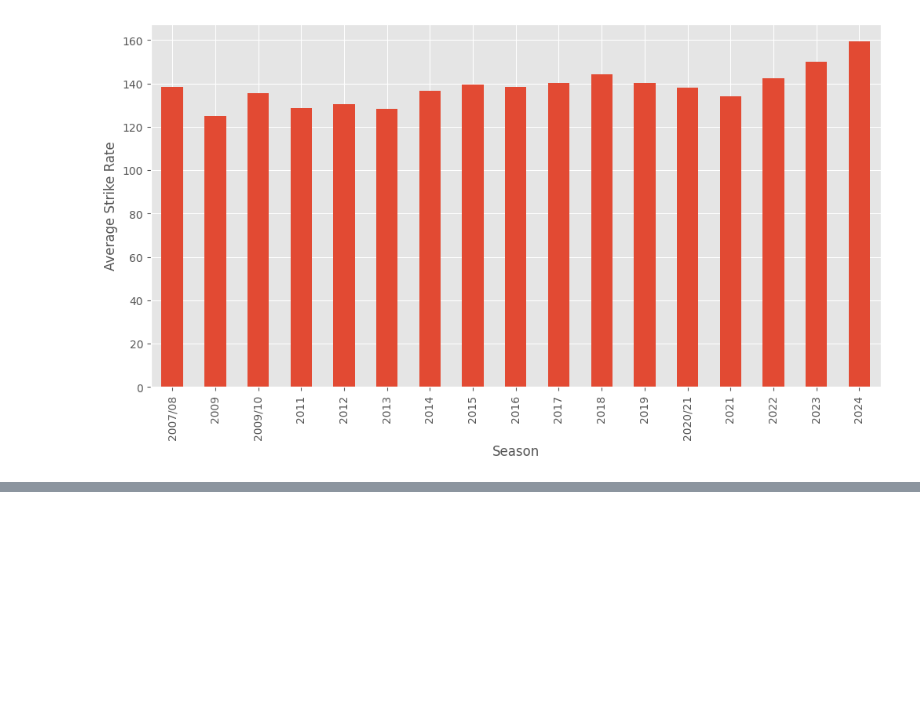
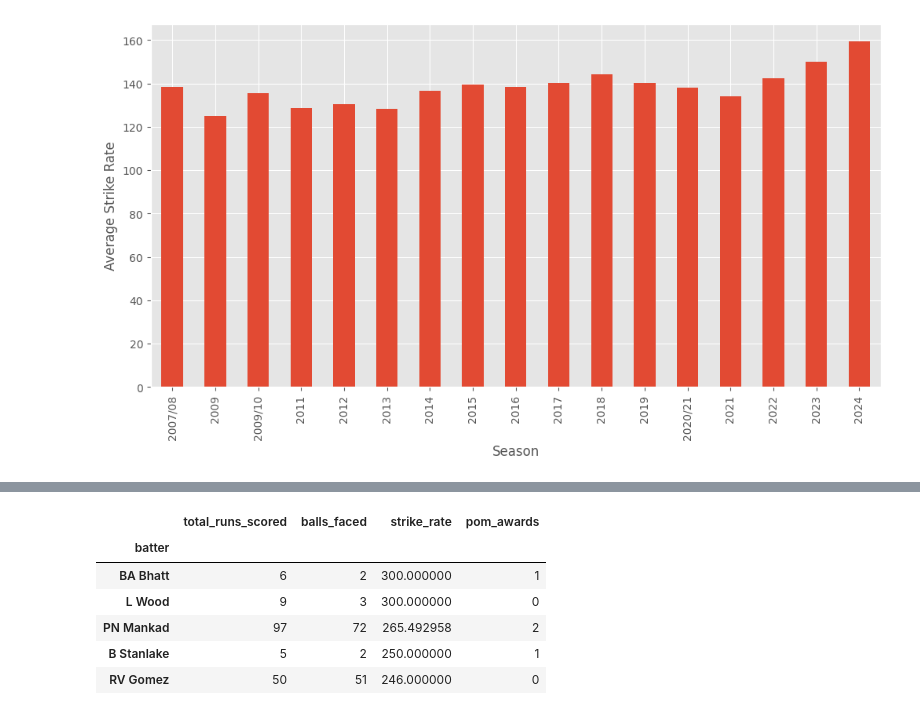
Before and after one commit to zish-s/IPL-EDA-Insights, a Jupyter notebook: IPL_data_analysis_and_insights.ipynb, the cells around one changed output, grey strips where cells are left out. Saved outputs shown, nothing was run; the diff lists cells and outputs as text; code cells hidden in the pictures; blank space fills up the shorter version.

```diff
--- a/IPL_data_analysis_and_insights.ipynb
+++ b/IPL_data_analysis_and_insights.ipynb
@@ -291,0 +289,11 @@ plt.show()
+# %%
+df.sort_values(by=["strike_rate"], ascending=[False], inplace=True)
+df.head()
+# %% [output]
+|  | total_runs_scored | balls_faced | strike_rate | pom_awards |
+| batter |  |  |  |  |
+| BA Bhatt | 6 | 2 | 300.000000 | 1 |
+| L Wood | 9 | 3 | 300.000000 | 0 |
+| PN Mankad | 97 | 72 | 265.492958 | 2 |
+| B Stanlake | 5 | 2 | 250.000000 | 1 |
+| RV Gomez | 50 | 51 | 246.000000 | 0 |
```
Also changed, not shown: parts of 20 cells of this notebook.
